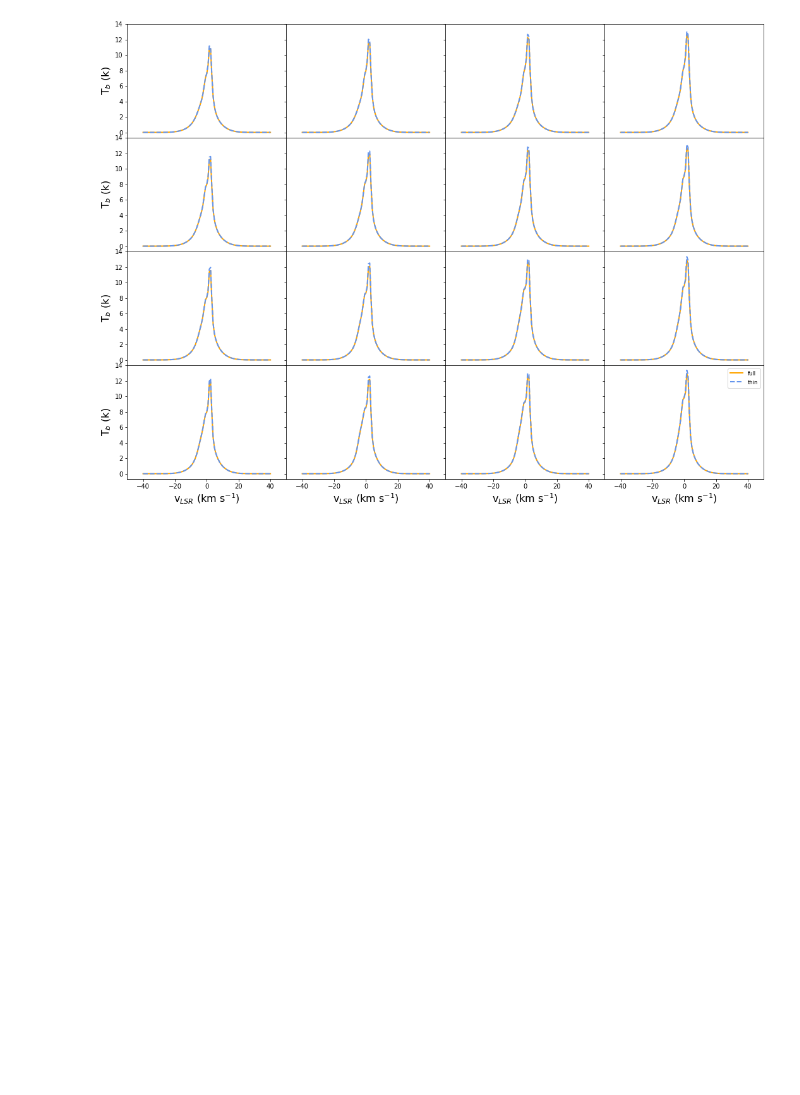
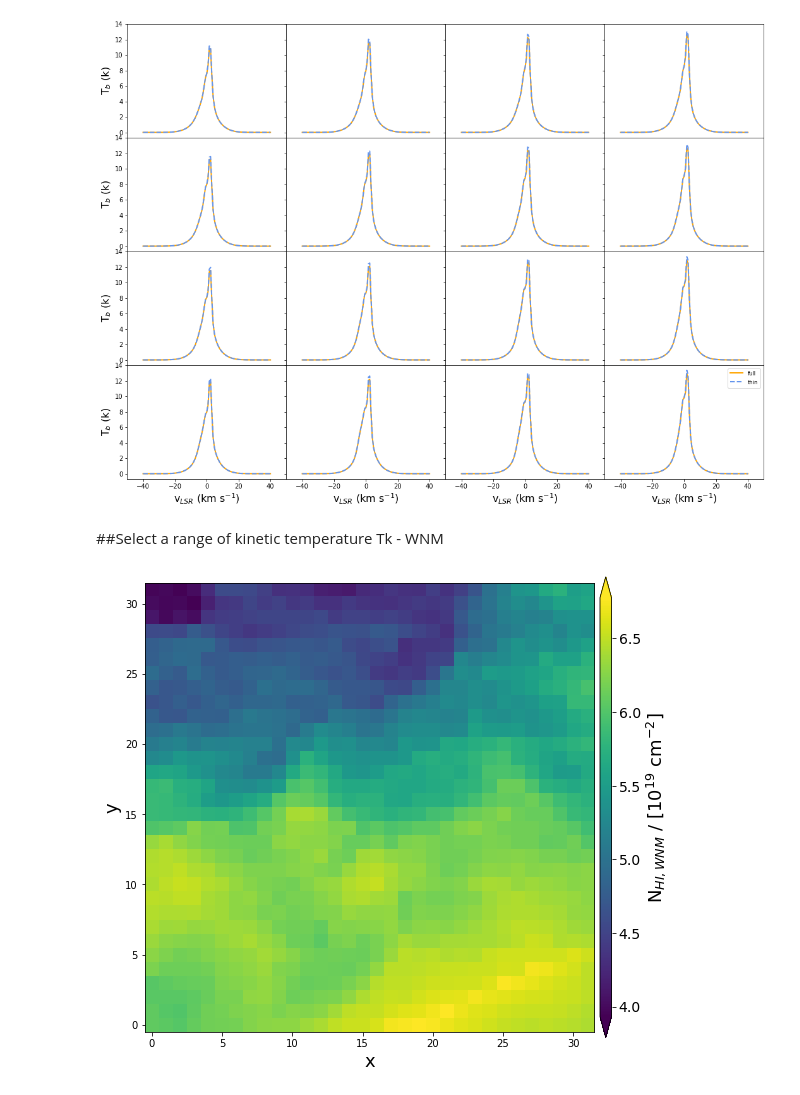
Before and after one commit to GASKAP/SPARK, a Jupyter notebook: synthetic_obs.ipynb, the cells around one changed output. Cells and saved outputs as stored; diff of their text form; code cells hidden in the pictures; blank space fills up the shorter version.

```diff
--- a/synthetic_obs.ipynb
+++ b/synthetic_obs.ipynb
@@ -108,3 +109,24 @@ plt.setp(ltext, fontsize = 'small')
 # %% [output]
 [None, None, None, None]
 [figure]
+# %% [markdown]
+##Select a range of kinetic temperature Tk - WNM
+# %%
+cube_WNM = core.gen(vmin=vmin, vmax=vmax, dv=dv, T_lim=[5000,np.inf], thin=True)
+# %%
+NHI_WNM = np.sum(cube_WNM,0) * dv * core.C.value / 1.e19
+
+#Plot integrated column density field TOT
+fig = plt.figure(figsize=(8, 8))
+ax = fig.add_axes([0.1,0.1,0.78,0.8])
+ax.set_xlabel(r"x", fontsize=18.)
+ax.set_ylabel(r"y", fontsize=18.)
+img = ax.imshow(NHI_CNM, origin="lower")
+colorbar_ax = fig.add_axes([0.89, 0.1, 0.02, 0.8])
+cbar = fig.colorbar(img, cax=colorbar_ax, extend='both')
+cbar.ax.tick_params(labelsize=14.)
+cbar.set_label(r"N$_{HI,WNM}$ / [10$^{19}$ cm$^{-2}$]", fontsize=18.)
+# plt.savefig("plot/" + 'NHI.png', format='png', bbox_inches='tight',
+#             pad_inches=0.02)
+# %% [output]
+[figure, added]
```
Also changed, not shown: parts of 1 cell of this notebook.
